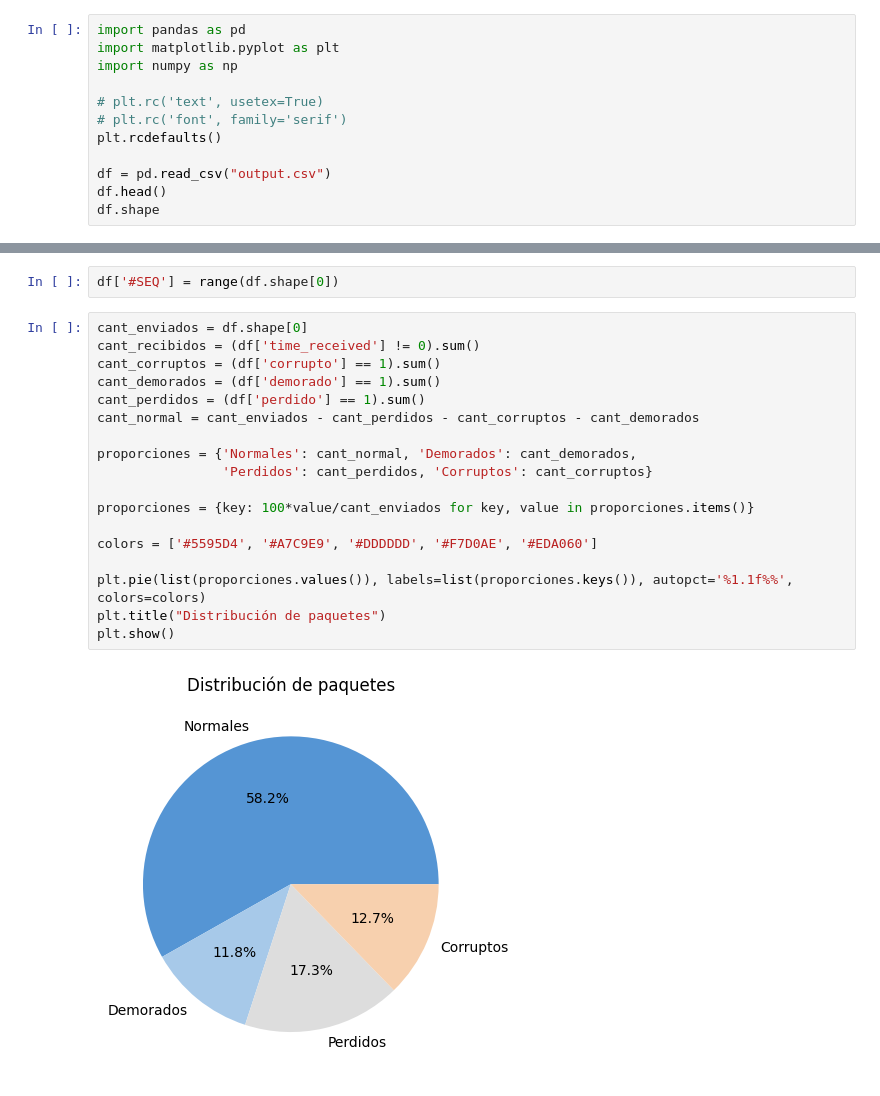
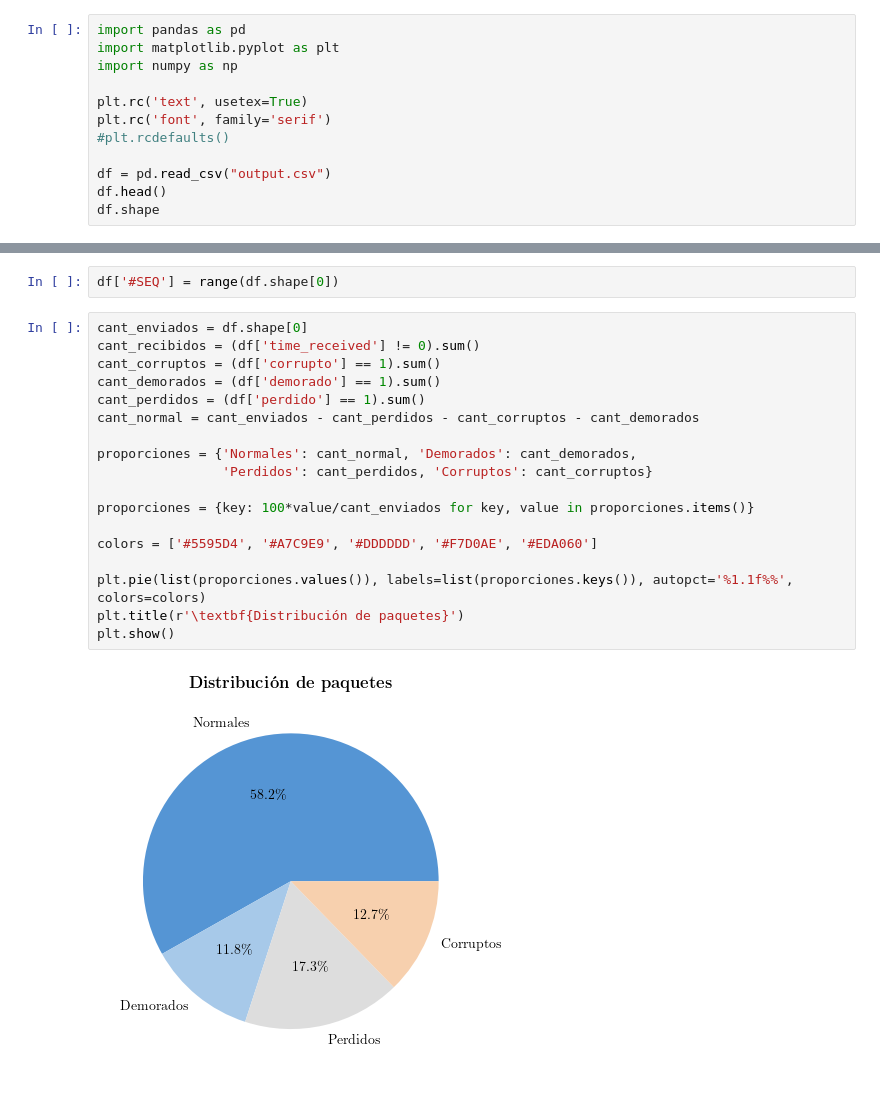
Before and after one commit to ngalindez/TD4-TP, a Jupyter notebook: graphs.ipynb, the cells around one changed output, grey strips where cells are left out. Drawn from its saved outputs; the diff is of its cells as text.

```diff
--- a/graphs.ipynb
+++ b/graphs.ipynb
@@ -3,9 +3,9 @@ import pandas as pd
 import matplotlib.pyplot as plt
 import numpy as np
 
-# plt.rc('text', usetex=True)
-# plt.rc('font', family='serif')
-plt.rcdefaults()
+plt.rc('text', usetex=True)
+plt.rc('font', family='serif')
+#plt.rcdefaults()
 
 df = pd.read_csv("output.csv")
 df.head()
@@ -17,23 +17,23 @@ df['#SEQ'] = range(df.shape[0])
 # %%
 cant_enviados = df.shape[0]
 cant_recibidos = (df['time_received'] != 0).sum()
 cant_corruptos = (df['corrupto'] == 1).sum()
 cant_demorados = (df['demorado'] == 1).sum()
 cant_perdidos = (df['perdido'] == 1).sum()
 cant_normal = cant_enviados - cant_perdidos - cant_corruptos - cant_demorados
 
 proporciones = {'Normales': cant_normal, 'Demorados': cant_demorados,
                 'Perdidos': cant_perdidos, 'Corruptos': cant_corruptos}
 
 proporciones = {key: 100*value/cant_enviados for key, value in proporciones.items()}
 
 colors = ['#5595D4', '#A7C9E9', '#DDDDDD', '#F7D0AE', '#EDA060']
 
 plt.pie(list(proporciones.values()), labels=list(proporciones.keys()), autopct='%1.1f%%', colors=colors)
-plt.title("Distribución de paquetes")
+plt.title(r'\textbf{Distribución de paquetes}')
 plt.show()
 # %% [output]
-[figure, old version]
+[figure, new version]
 # %%
 plt.hist(df['total_time'], bins=5, color=colors[0], zorder=2)
 plt.xlabel('Tiempo (segundos)')
```
Also changed, not shown: parts of 1 cell of this notebook.
